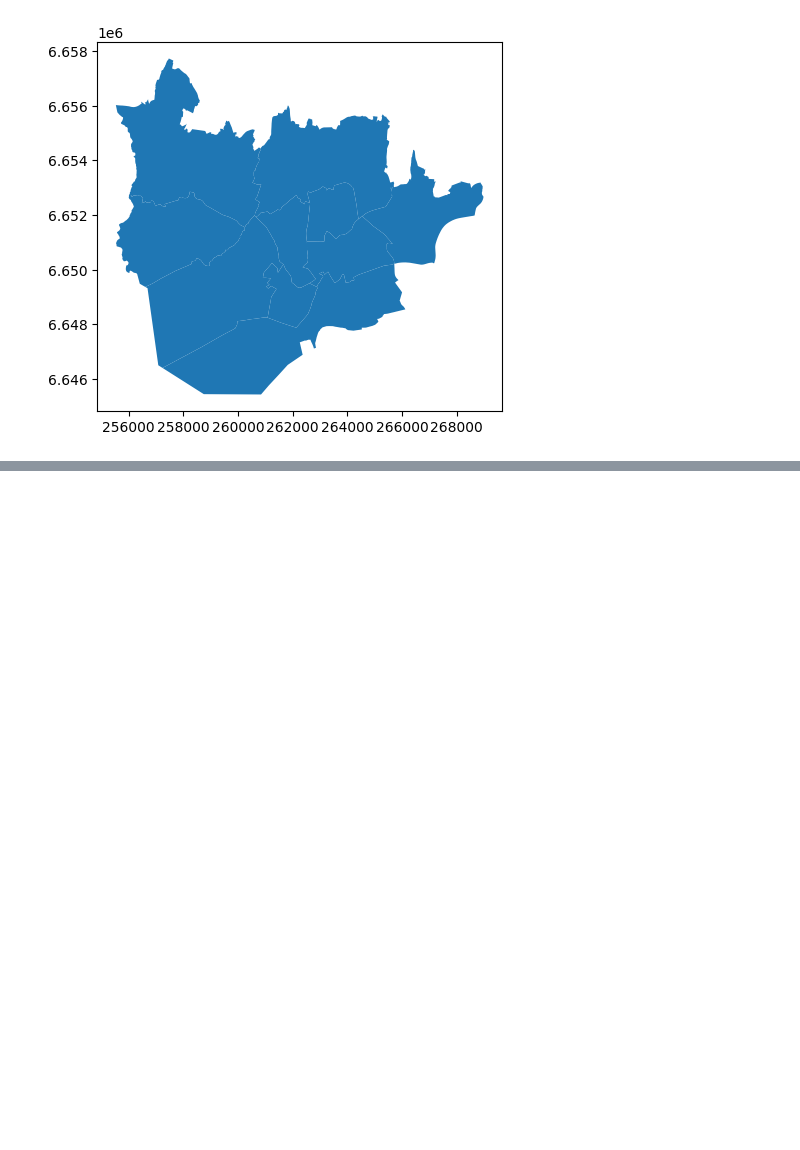
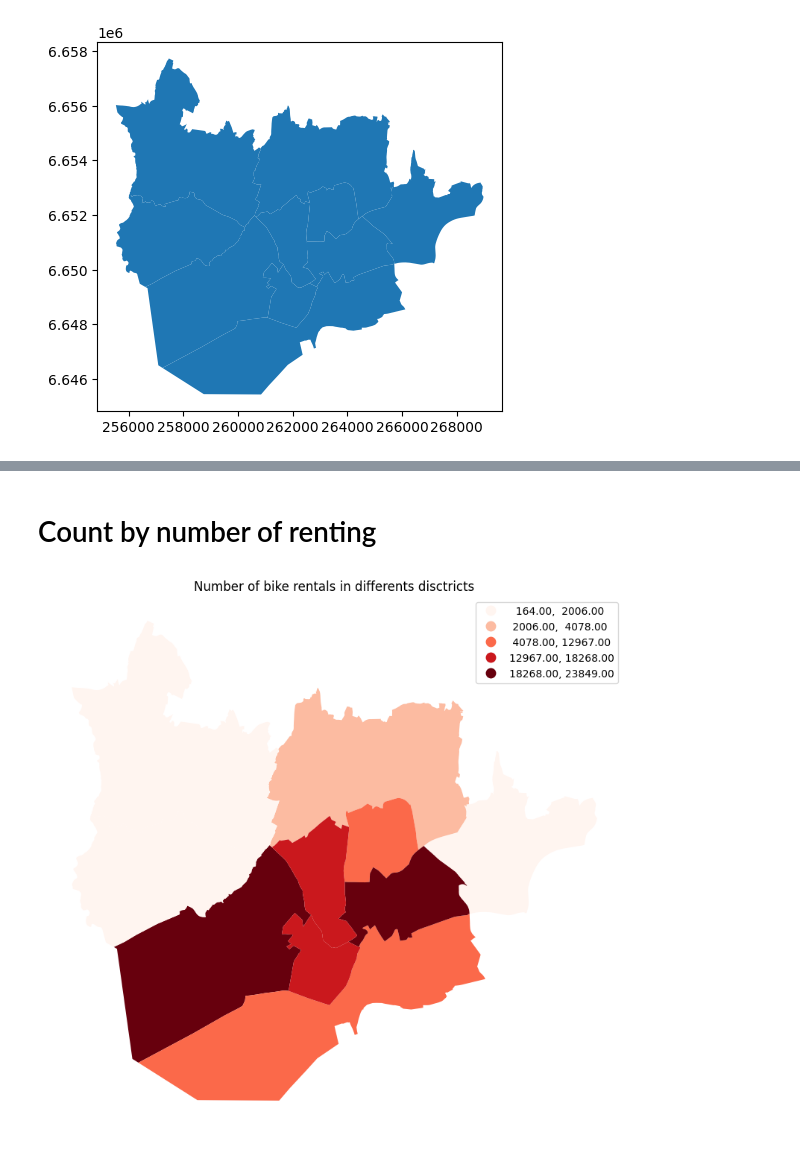
Before and after one commit to ThomasClaudinger/KDS_GeospatialDataScience_project, a Jupyter notebook: scripts/bike_points_per_districts.ipynb, the cells around one changed output, grey strips where cells are left out. Drawn from its saved outputs; the diff is of its cells as text; code cells hidden in the pictures; blank space fills up the shorter version.

Commit message:
update to new data

```diff
--- a/scripts/bike_points_per_districts.ipynb
+++ b/scripts/bike_points_per_districts.ipynb
@@ -95,0 +98,23 @@ plt.show()
+# %% [markdown]
+# Count by number of renting
+# %%
+disticts = gpd.read_file('../data/districts_with_start_coordinates.shp')
+disticts.crs = 'EPSG:25832'
+# %%
+fig, ax = plt.subplots(1, figsize=(10,10))
+
+disticts.plot(ax=ax,
+    column="count",
+    scheme="fisher_jenks",
+    k=5,
+    cmap="Reds",
+    legend=True
+)
+
+ax.set_axis_off()
+
+ax.set_title('Number of bike rentals in differents disctricts')
+
+plt.show()
+# %% [output]
+[figure, added]
```
Also changed, not shown: parts of 4 cells of this notebook, 3 other files.
